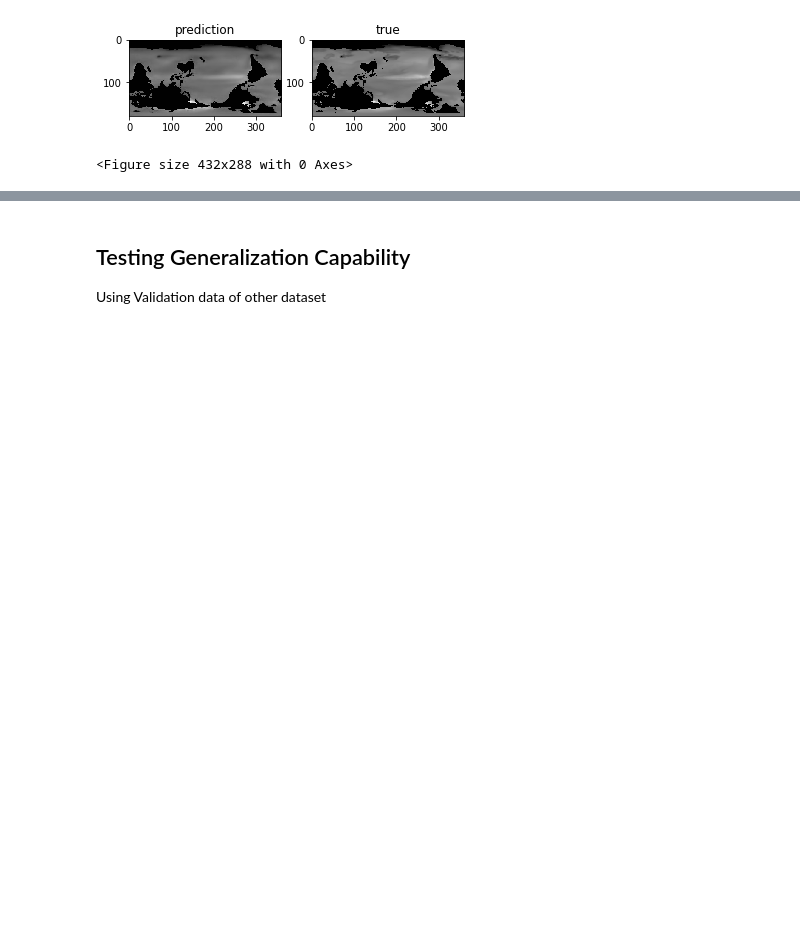
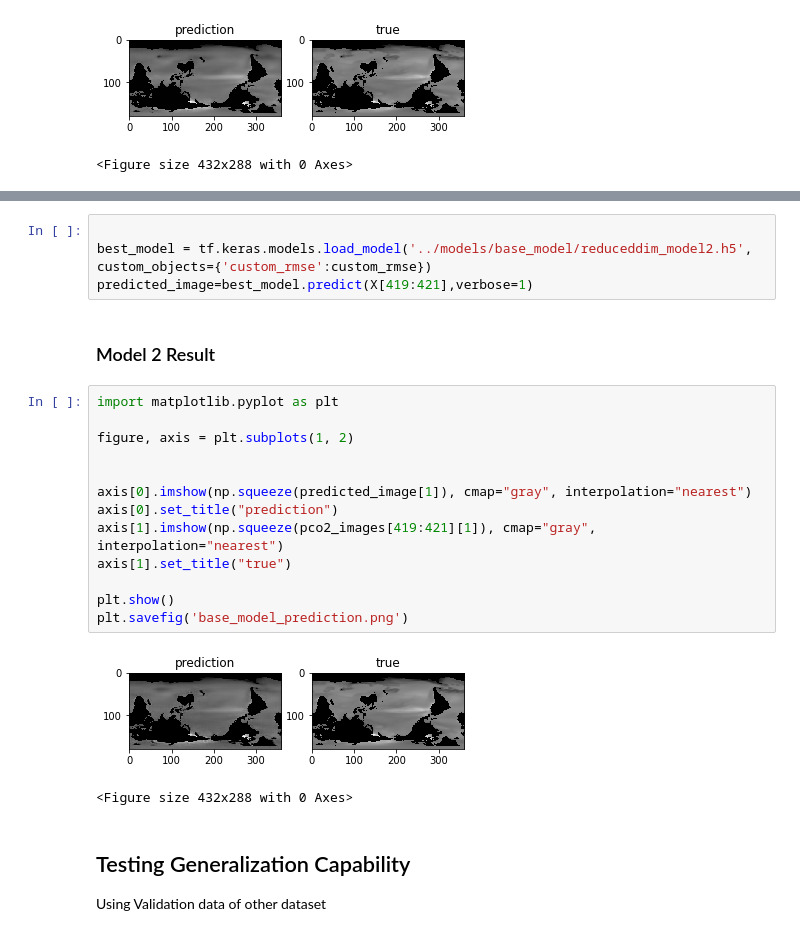
Before and after one commit to sk981102/ocean_co2, a Jupyter notebook: notebooks/reduced_dim2.ipynb, the cells around one changed output, grey strips where cells are left out. Cells and saved outputs as stored; diff of their text form; blank space fills up the shorter version.

```diff
--- a/notebooks/reduced_dim2.ipynb
+++ b/notebooks/reduced_dim2.ipynb
@@ -395,3 +481,25 @@ plt.savefig('model1_prediction.png')
+# %%
+
+best_model = tf.keras.models.load_model('../models/base_model/reduceddim_model2.h5', custom_objects={'custom_rmse':custom_rmse})
+predicted_image=best_model.predict(X[419:421],verbose=1)
+# %% [markdown]
+### Model 2 Result
+# %%
+import matplotlib.pyplot as plt
+
+figure, axis = plt.subplots(1, 2)
+
+
+axis[0].imshow(np.squeeze(predicted_image[1]), cmap="gray", interpolation="nearest")
+axis[0].set_title("prediction")
+axis[1].imshow(np.squeeze(pco2_images[419:421][1]), cmap="gray", interpolation="nearest")
+axis[1].set_title("true")
+
+plt.show()
+plt.savefig('base_model_prediction.png')
+# %% [output]
+[figure, added]
+<Figure size 432x288 with 0 Axes>
 # %% [markdown]
 ## Testing Generalization Capability
 
```
Also changed, not shown: parts of 5 cells of this notebook, 16 other files.
